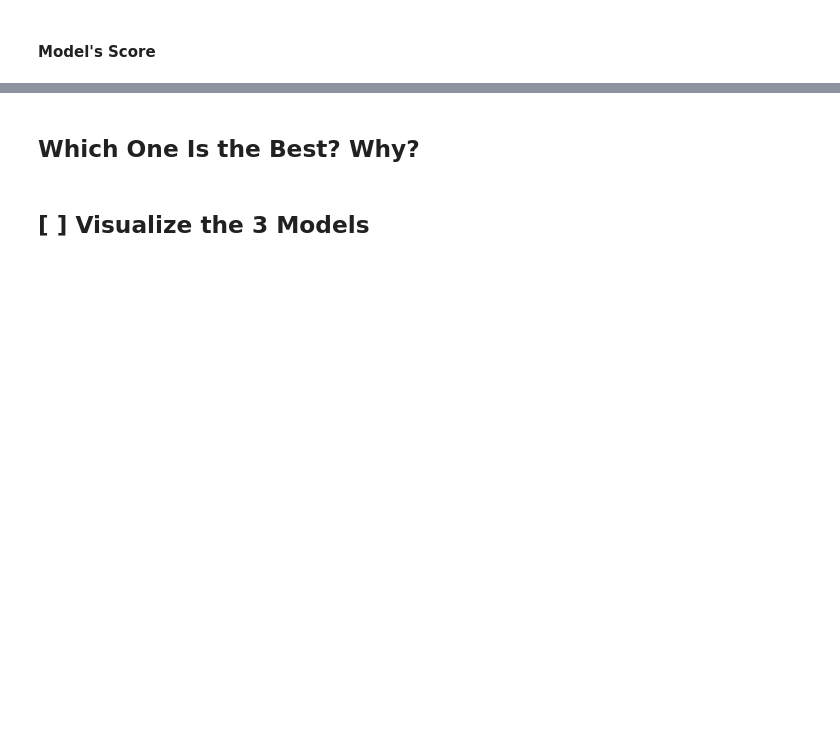
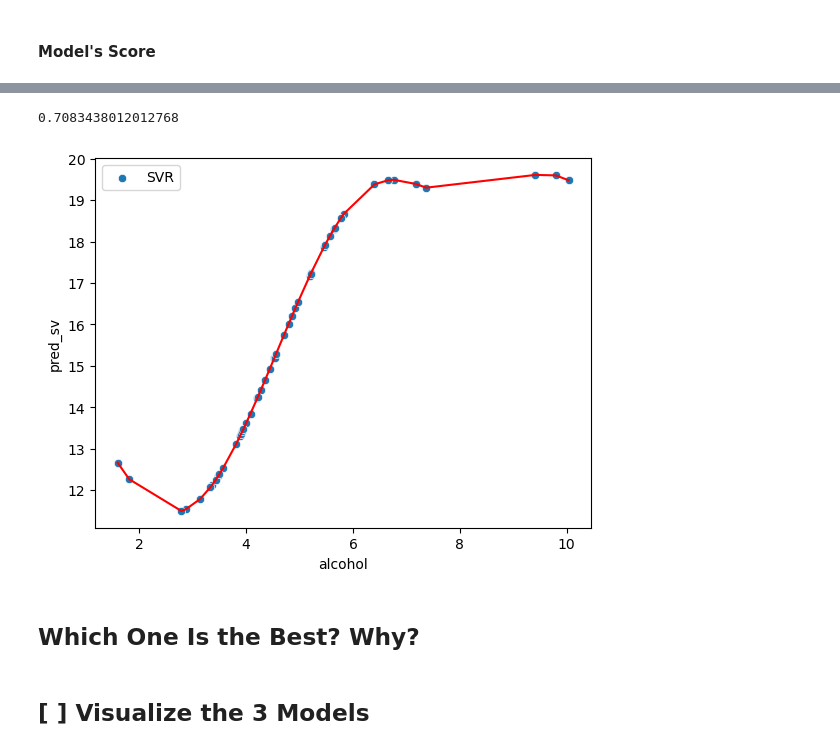
Before and after one commit to Ijanu-David-Agumdia/resolving-machine-learning-python, a Jupyter notebook: 01_The Linear Regression & Supervised Regression Models/01B_ml-linear-regression_session_blank.ipynb, the cells around one changed output, grey strips where cells are left out. Saved outputs shown, nothing was run; the diff lists cells and outputs as text; code cells hidden in the pictures; blank space fills up the shorter version.

```diff
--- a/01_The Linear Regression & Supervised Regression Models/01B_ml-linear-regression_session_blank.ipynb
+++ b/01_The Linear Regression & Supervised Regression Models/01B_ml-linear-regression_session_blank.ipynb
@@ -379,2 +455,6 @@ ImportError: cannot import name 'Rando' from 'sklearn.ensemble' (C:\Anaconda\lib
 # %% [markdown]
 #### Fit the Model
+# %%
+model_sv = SVR()
+# %%
+model_sv.fit(X=features, y=target)
@@ -383,2 +479,5 @@ ImportError: cannot import name 'Rando' from 'sklearn.ensemble' (C:\Anaconda\lib
 # %% [markdown]
 #### Model's Score
+# %%
+df_crashes['pred_sv'] = model_sv.predict(X=features)
+df_crashes
@@ -385,2 +503,11 @@ ImportError: cannot import name 'Rando' from 'sklearn.ensemble' (C:\Anaconda\lib
+# %%
+model_sv.score(X=features, y=target)
+# %% [output]
+0.7083438012012768
+# %%
+sns.scatterplot(x='alcohol', y='pred_sv', data=df_crashes, label='SVR');
+sns.lineplot(x='alcohol', y='pred_sv', data=df_crashes, color='red');
+# %% [output]
+[figure, added]
 # %% [markdown]
 ## Which One Is the Best? Why?
```
Also changed, not shown: parts of 22 cells of this notebook.
